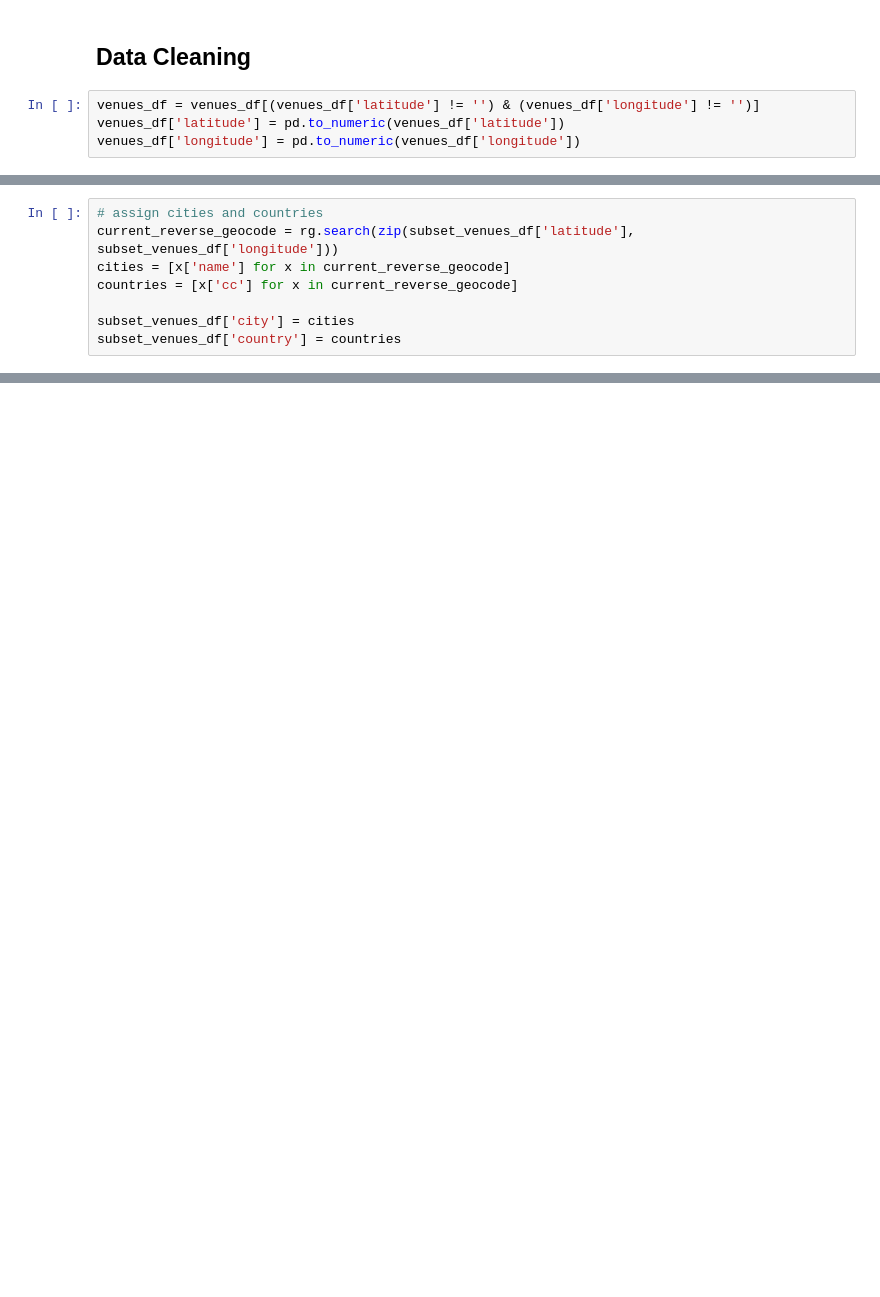
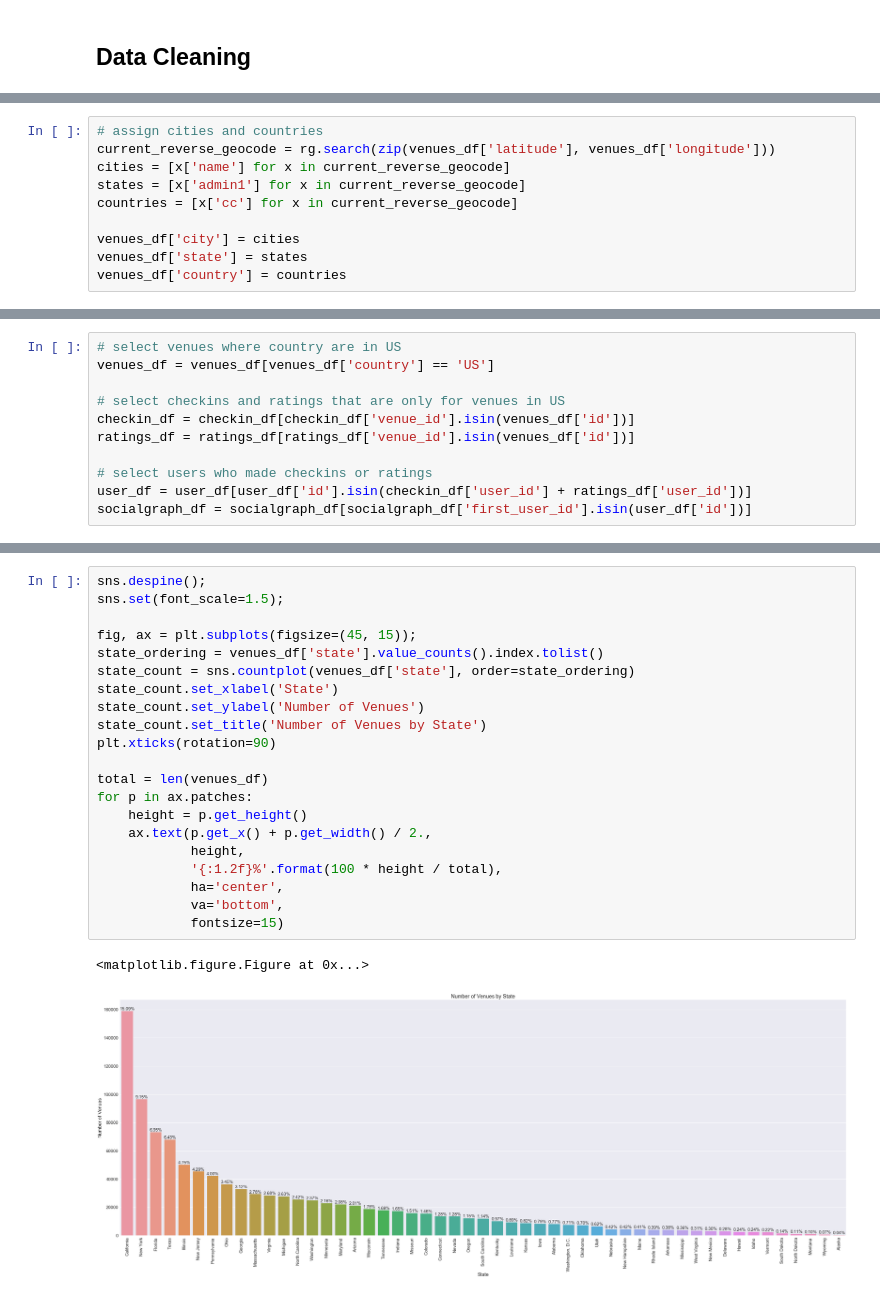
Before and after one commit to gotjennie/foursquaredataproject, a Jupyter notebook: foursquare-exploration.ipynb, the cells around one changed output, grey strips where cells are left out. Saved outputs shown, nothing was run; the diff lists cells and outputs as text; blank space fills up the shorter version.

```diff
--- a/foursquare-exploration.ipynb
+++ b/foursquare-exploration.ipynb
@@ -51,6 +90,2 @@ venues_df.to_csv('./raw_data/venues.csv', index=False)
 # %% [markdown]
 ## Data Cleaning
-# %%
-venues_df = venues_df[(venues_df['latitude'] != '') & (venues_df['longitude'] != '')]
-venues_df['latitude'] = pd.to_numeric(venues_df['latitude'])
-venues_df['longitude'] = pd.to_numeric(venues_df['longitude'])
@@ -66,9 +94,11 @@ subset_venues_df = venues_df[(venues_df['latitude'] < top_left[0]) & (venues_df[
 # %%
 # assign cities and countries
-current_reverse_geocode = rg.search(zip(subset_venues_df['latitude'], subset_venues_df['longitude']))
+current_reverse_geocode = rg.search(zip(venues_df['latitude'], venues_df['longitude']))
 cities = [x['name'] for x in current_reverse_geocode]
+states = [x['admin1'] for x in current_reverse_geocode]
 countries = [x['cc'] for x in current_reverse_geocode]
 
-subset_venues_df['city'] = cities
-subset_venues_df['country'] = countries
+venues_df['city'] = cities
+venues_df['state'] = states
+venues_df['country'] = countries
 # %% [output]
@@ -113,0 +106,11 @@ Name: country, dtype: int64
+# %%
+# select venues where country are in US
+venues_df = venues_df[venues_df['country'] == 'US']
+
+# select checkins and ratings that are only for venues in US
+checkin_df = checkin_df[checkin_df['venue_id'].isin(venues_df['id'])]
+ratings_df = ratings_df[ratings_df['venue_id'].isin(venues_df['id'])]
+
+# select users who made checkins or ratings
+user_df = user_df[user_df['id'].isin(checkin_df['user_id'] + ratings_df['user_id'])]
+socialgraph_df = socialgraph_df[socialgraph_df['first_user_id'].isin(user_df['id'])]
@@ -113,0 +119,24 @@ Name: country, dtype: int64
+# %%
+sns.despine();
+sns.set(font_scale=1.5);
+
+fig, ax = plt.subplots(figsize=(45, 15));
+state_ordering = venues_df['state'].value_counts().index.tolist()
+state_count = sns.countplot(venues_df['state'], order=state_ordering)
+state_count.set_xlabel('State')
+state_count.set_ylabel('Number of Venues')
+state_count.set_title('Number of Venues by State')
+plt.xticks(rotation=90)
+
+total = len(venues_df)
+for p in ax.patches:
+    height = p.get_height()
+    ax.text(p.get_x() + p.get_width() / 2.,
+            height,
+            '{:1.2f}%'.format(100 * height / total),
+            ha='center',
+            va='bottom',
+            fontsize=15)
+# %% [output]
+<matplotlib.figure.Figure at 0x...>
+[figure, added]
```
Also changed, not shown: parts of 15 cells of this notebook.
